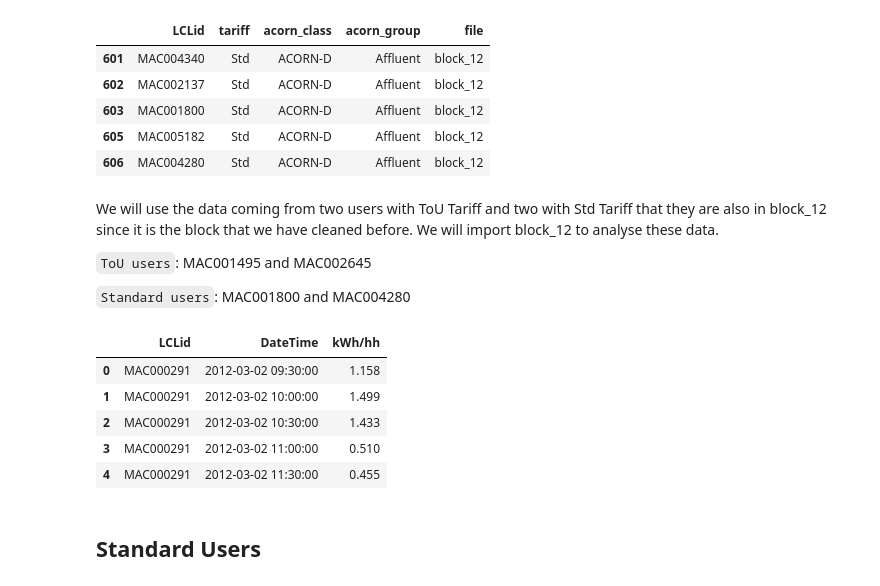
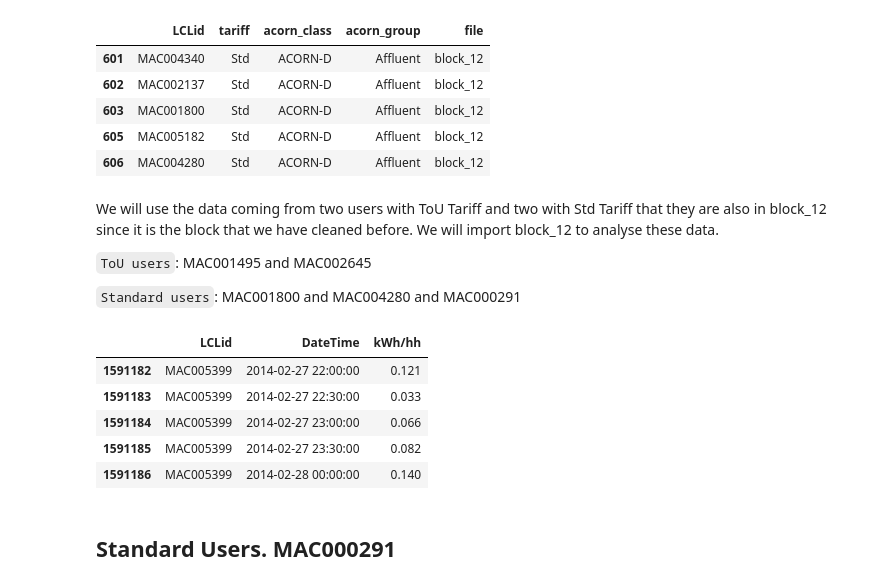
Before and after one commit to wobniarin/Project-Week-8-Final-Project, a Jupyter notebook: your-project/2.JupyterNotebooks/3_End_User_Analysis.ipynb, the cells around one changed output. Saved outputs shown, nothing was run; the diff lists cells and outputs as text; code cells hidden in the pictures.

Commit message:
organizing notebooks and end-user analysis

```diff
--- a/your-project/2.JupyterNotebooks/3_End_User_Analysis.ipynb
+++ b/your-project/2.JupyterNotebooks/3_End_User_Analysis.ipynb
@@ -97,17 +96,17 @@ We will use the data coming from two users with ToU Tariff and two with Std Tari
 
 `ToU users`: MAC001495 and MAC002645
 
-`Standard users`: MAC001800 and MAC004280
+`Standard users`: MAC001800 and MAC004280 and MAC000291
 # %%
 half_hourly_df = pd.read_csv('../0.Data/clean_data/halfhourly_block12_cleaned.csv', index_col=0)
 # %%
-half_hourly_df.head()
+half_hourly_df.tail()
 # %% [output]
 |  | LCLid | DateTime | kWh/hh |
-| 0 | MAC000291 | 2012-03-02 09:30:00 | 1.158 |
-| 1 | MAC000291 | 2012-03-02 10:00:00 | 1.499 |
-| 2 | MAC000291 | 2012-03-02 10:30:00 | 1.433 |
-| 3 | MAC000291 | 2012-03-02 11:00:00 | 0.510 |
-| 4 | MAC000291 | 2012-03-02 11:30:00 | 0.455 |
+| 1591182 | MAC005399 | 2014-02-27 22:00:00 | 0.121 |
+| 1591183 | MAC005399 | 2014-02-27 22:30:00 | 0.033 |
+| 1591184 | MAC005399 | 2014-02-27 23:00:00 | 0.066 |
+| 1591185 | MAC005399 | 2014-02-27 23:30:00 | 0.082 |
+| 1591186 | MAC005399 | 2014-02-28 00:00:00 | 0.140 |
 # %% [markdown]
-## Standard Users
+## Standard Users. MAC000291
```
Also changed, not shown: parts of 26 cells of this notebook, 3 other files.
